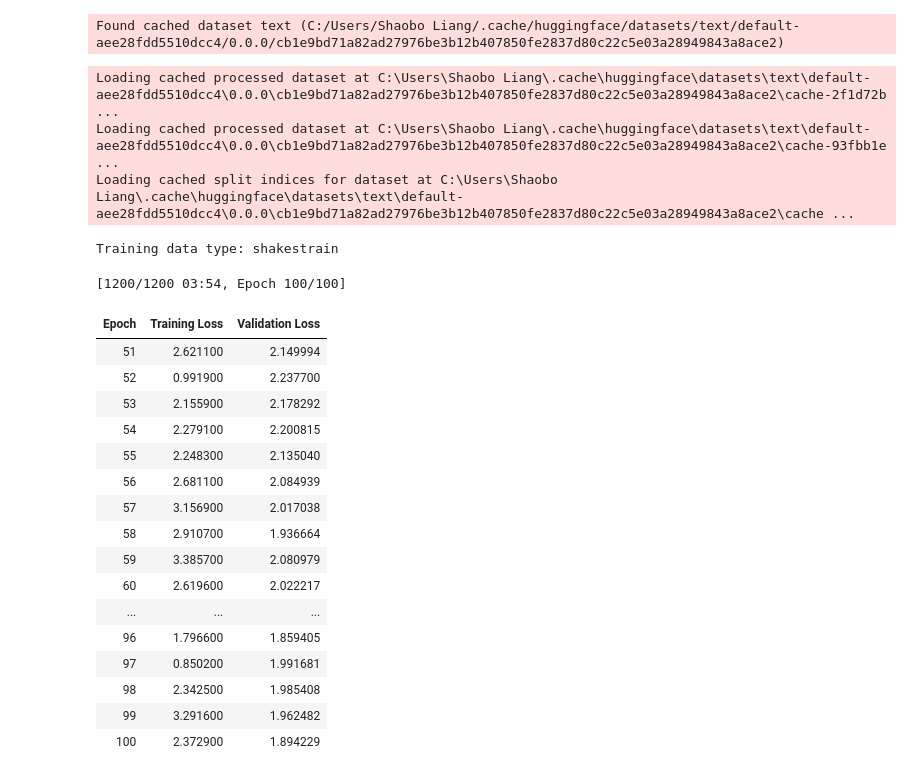
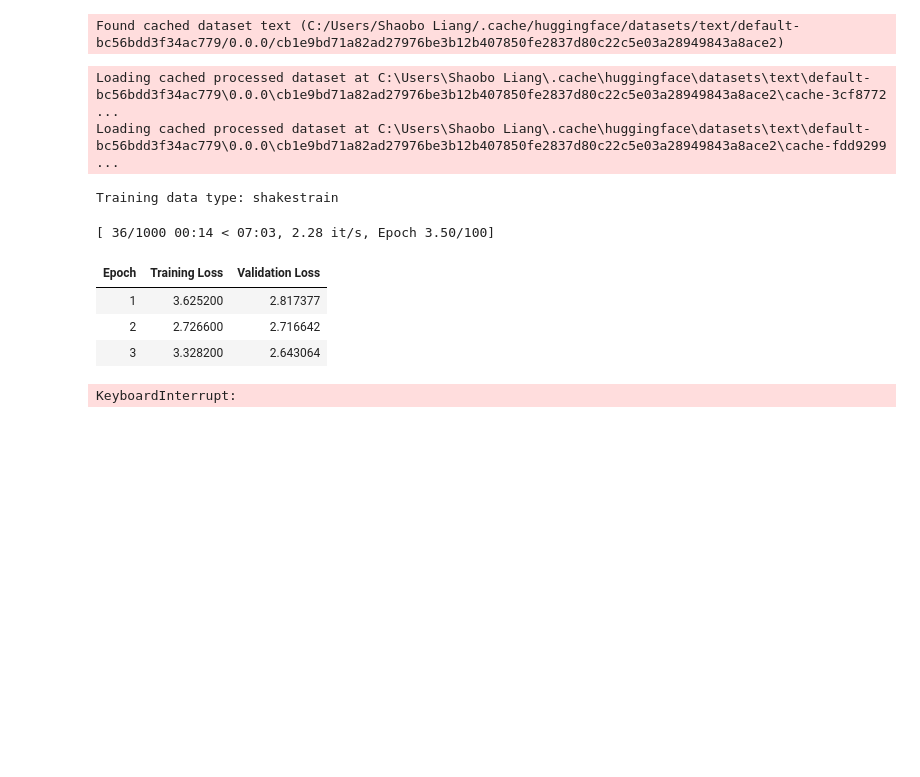
Before and after one commit to liangshaobo2001/ShakesBERT, a Jupyter notebook: train_example.ipynb, the cells around one changed output. Drawn from its saved outputs; the diff is of its cells as text; code cells hidden in the pictures; blank space fills up the shorter version.

```diff
--- a/train_example.ipynb
+++ b/train_example.ipynb
@@ -7,6 +7,7 @@ from transformers import BertTokenizer, BertForMaskedLM, DataCollatorForLanguage
 # Replace these lists with your actual dataset
 # sentences = ["This is an example sentence from my domain.", "Another example sentence from my domain."]
 from utils import load_train_eval_data
+from utils import CustomDataCollator
 
 # Among the original training data, 75% is used for training, 25% is used for validation
 train_prop = 0.75
@@ -14,18 +15,19 @@ train_prop = 0.75
 ## Hyperparameters
 # Set the fine-tuning type
 train_type = "shakestrain" # One of ["sonnets", "shakestrain", "poems"]
+start_from_self_type = True
 
 multimodal = False
 save_steps = 10
 num_epochs = 100
-lr = 2e-5
-batch_size = 100
+lr = 2e-7
+batch_size = 120
 
 # Hyperparams for continue training with checkpoint
-continue_with_checkpoint = True
-checkpoint_iter = 600 # Change this to change which checkpoint to load
-num_finished_epochs = 50
-num_finished_iter = 600
+continue_with_checkpoint = False
+checkpoint_iter = 1200 # Change this to change which checkpoint to load
+num_finished_epochs = 100
+num_finished_iter = 1200
 
 
 
@@ -66,12 +68,20 @@ elif train_type == "sonnets":
     model = BertForMaskedLM.from_pretrained(f"./final_model_poems/")
 elif train_type == "shakestrain":
     tokenizer = BertTokenizer.from_pretrained("bert-base-uncased")
-    model = BertForMaskedLM.from_pretrained(f"./final_model_sonnets/")
+    if start_from_self_type:
+        model = BertForMaskedLM.from_pretrained(f"./final_model_shakestrain/")
+    else:
+        model = BertForMaskedLM.from_pretrained(f"./final_model_sonnets/")
 
 # Set up the data collator
-data_collator = DataCollatorForLanguageModeling(
-    tokenizer=tokenizer, mlm=True, mlm_probability=0.15
-)
+if multimodal:
+    data_collator = CustomDataCollator(
+    tokenizer=tokenizer, mlm_probability=0.15
+    )
+else:
+    data_collator = DataCollatorForLanguageModeling(
+        tokenizer=tokenizer, mlm=True, mlm_probability=0.15
+    )
 
 print(f"Training data type: {train_type}")
 
@@ -82,54 +92,41 @@ training_args = TrainingArguments(
     num_train_epochs=num_epochs,
     per_device_train_batch_size=batch_size,
     logging_dir="./logs",
     logging_steps=1,
     save_steps=save_steps,
     seed=42,
     learning_rate=lr,
     weight_decay=0.01,
 )
 
 # Create the Trainer instance
 trainer = Trainer(
     model=model,
     args=training_args,
     train_dataset=train_set,
     eval_dataset=val_set,
     data_collator=data_collator,
 )
 
 
 # Fine-tune the model
 if continue_with_checkpoint:
     trainer.train(f"./results/checkpoint-{checkpoint_iter}/")
 else:
     trainer.train()
 
 torch.save(model, "model.pth")
 # %% [output]
-Found cached dataset text (C:/Users/Shaobo Liang/.cache/huggingface/datasets/text/default-aee28fdd5510dcc4/0.0.0/cb1e9bd71a82ad27976be3b12b407850fe2837d80c22c5e03a28949843a8ace2)
+Found cached dataset text (C:/Users/Shaobo Liang/.cache/huggingface/datasets/text/default-bc56bdd3f34ac779/0.0.0/cb1e9bd71a82ad27976be3b12b407850fe2837d80c22c5e03a28949843a8ace2)
-Loading cached processed dataset at C:\Users\Shaobo Liang\.cache\huggingface\datasets\text\default-aee28fdd5510dcc4\0.0.0\cb1e9bd71a82ad27976be3b12b407850fe2837d80c22c5e03a28949843a8ace2\cache-2f1d72b ...
-Loading cached processed dataset at C:\Users\Shaobo Liang\.cache\huggingface\datasets\text\default-aee28fdd5510dcc4\0.0.0\cb1e9bd71a82ad27976be3b12b407850fe2837d80c22c5e03a28949843a8ace2\cache-93fbb1e ...
-Loading cached split indices for dataset at C:\Users\Shaobo Liang\.cache\huggingface\datasets\text\default-aee28fdd5510dcc4\0.0.0\cb1e9bd71a82ad27976be3b12b407850fe2837d80c22c5e03a28949843a8ace2\cache ...
+Loading cached processed dataset at C:\Users\Shaobo Liang\.cache\huggingface\datasets\text\default-bc56bdd3f34ac779\0.0.0\cb1e9bd71a82ad27976be3b12b407850fe2837d80c22c5e03a28949843a8ace2\cache-3cf8772 ...
+Loading cached processed dataset at C:\Users\Shaobo Liang\.cache\huggingface\datasets\text\default-bc56bdd3f34ac779\0.0.0\cb1e9bd71a82ad27976be3b12b407850fe2837d80c22c5e03a28949843a8ace2\cache-fdd9299 ...
 Training data type: shakestrain
-[1200/1200 03:54, Epoch 100/100]
+[ 36/1000 00:14 < 07:03, 2.28 it/s, Epoch 3.50/100]
 | Epoch | Training Loss | Validation Loss |
-| 51 | 2.621100 | 2.149994 |
-| 52 | 0.991900 | 2.237700 |
-| 53 | 2.155900 | 2.178292 |
-| 54 | 2.279100 | 2.200815 |
-| 55 | 2.248300 | 2.135040 |
-| 56 | 2.681100 | 2.084939 |
-| 57 | 3.156900 | 2.017038 |
-| 58 | 2.910700 | 1.936664 |
-| 59 | 3.385700 | 2.080979 |
-| 60 | 2.619600 | 2.022217 |
-| ... | ... | ... |
-| 96 | 1.796600 | 1.859405 |
-| 97 | 0.850200 | 1.991681 |
-| 98 | 2.342500 | 1.985408 |
-| 99 | 3.291600 | 1.962482 |
-| 100 | 2.372900 | 1.894229 |
+| 1 | 3.625200 | 2.817377 |
+| 2 | 2.726600 | 2.716642 |
+| 3 | 3.328200 | 2.643064 |
+KeyboardInterrupt:
 # %%
 ## Save the latest model
 
```
Also changed, not shown: parts of 8 cells of this notebook.
